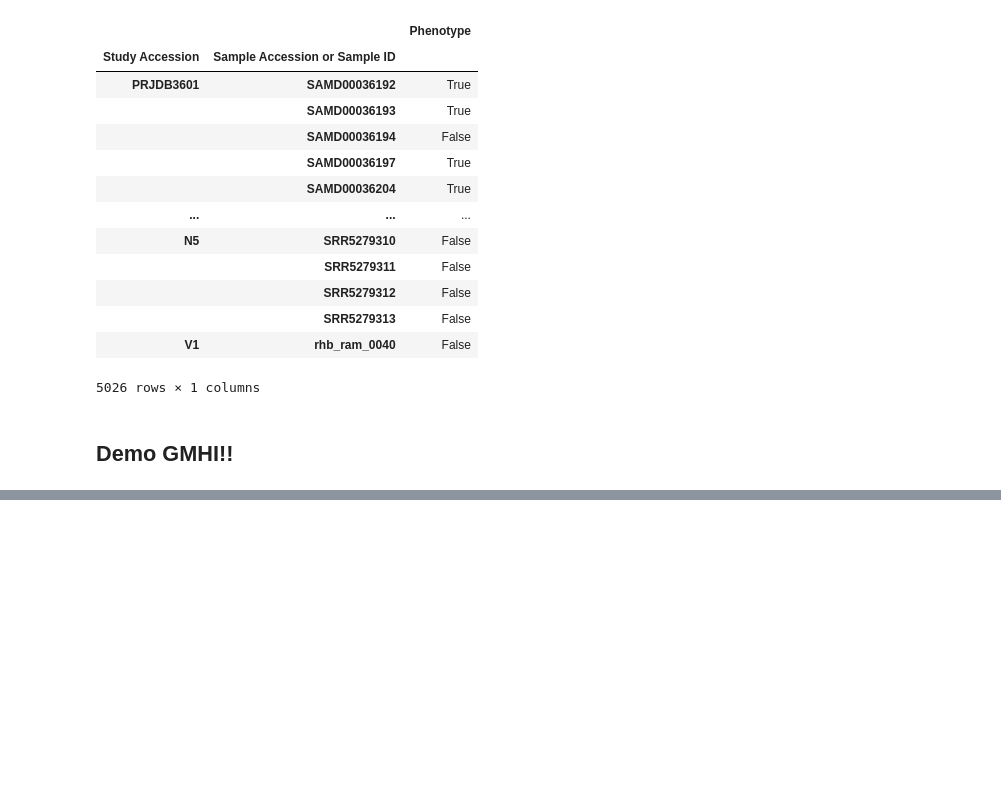
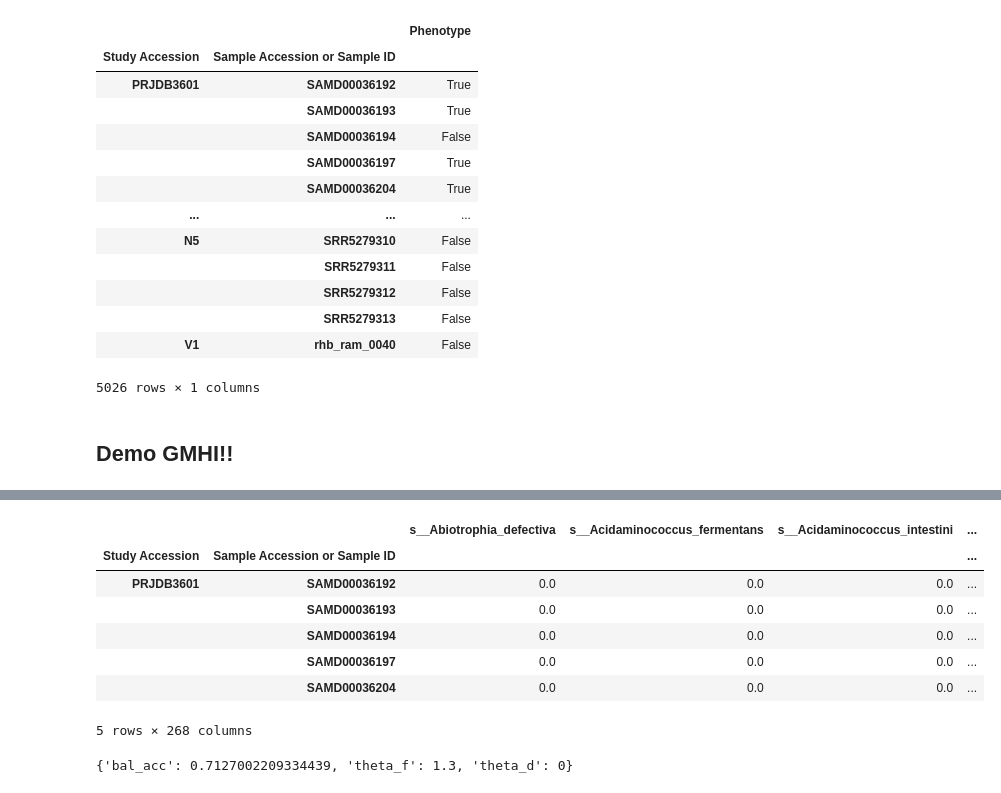
Before and after one commit to danielchang2002/GMHI2-Scratchpad, a Jupyter notebook: src/gmhi_demo.ipynb, the cells around one changed output, grey strips where cells are left out. Saved outputs shown, nothing was run; the diff lists cells and outputs as text; code cells hidden in the pictures; blank space fills up the shorter version.

```diff
--- a/src/gmhi_demo.ipynb
+++ b/src/gmhi_demo.ipynb
@@ -52,9 +52,22 @@ display(y)
 import GMHI
 from sklearn.metrics import balanced_accuracy_score
 from sklearn.metrics import accuracy_score
-# import importlib
-# importlib.reload(GMHI)
+import importlib
+importlib.reload(GMHI)
 
-gmhi = GMHI.GMHI(use_shannon=False)
-gmhi.fit(X, y)
-gmhi.score(X, y)
+
+theta_fs = [1, 1.1, 1.2, 1.3, 1.4, 1.5, 1.6, 1.7, 1.8, 1.9, 2.0]
+theta_ds = [0, 0.05, 0.1, 0.15, 0.2]
+
+d = []
+for theta_f in theta_fs:
+    for theta_d in theta_ds:
+        gmhi = GMHI.GMHI(use_shannon=True, theta_f=theta_f, theta_d=theta_d)
+        gmhi.fit(X, y)
+        y_hat = gmhi.predict(X)
+        bal_acc = (balanced_accuracy_score(y, y_hat))
+        d.append({
+            "bal_acc" : bal_acc,
+            "theta_f" : theta_f,
+            "theta_d" : theta_d
+        })
@@ -66,0 +126,7 @@ gmhi.get_thetas()
+# %%
+from sklearn.linear_model import LogisticRegression
+
+logreg = LogisticRegression(C=1, penalty='l1',
+fit_intercept=True, max_iter=700, random_state=42,
+                    solver='saga', n_jobs=-1, verbose=0)
+logreg.fit(X > 0.0001, y)
@@ -66,0 +136,3 @@ gmhi.get_thetas()
+# %%
+coefs = pd.DataFrame(logreg.coef_[0], columns=['coef'], index=X.columns)
+coefs
@@ -66,0 +153,3 @@ gmhi.get_thetas()
+# %%
+nonzero = list(coefs[coefs['coef'].abs() > 0].index)
+nonzero
@@ -66,0 +174,12 @@ gmhi.get_thetas()
+# %%
+X_reduce = X[nonzero]
+X_reduce.head()
+# %% [output]
+|  |  | s__Abiotrophia_defectiva | s__Acidaminococcus_fermentans | s__Acidaminococcus_intestini | ... |
+| Study Accession | Sample Accession or Sample ID |  |  |  | ... |
+| PRJDB3601 | SAMD00036192 | 0.0 | 0.0 | 0.0 | ... |
+|  | SAMD00036193 | 0.0 | 0.0 | 0.0 | ... |
+|  | SAMD00036194 | 0.0 | 0.0 | 0.0 | ... |
+|  | SAMD00036197 | 0.0 | 0.0 | 0.0 | ... |
+|  | SAMD00036204 | 0.0 | 0.0 | 0.0 | ... |
+5 rows × 268 columns
@@ -66,0 +199,5 @@ gmhi.get_thetas()
+# %%
+list.sort(d, key= lambda x : x['bal_acc'], reverse=True)
+d[0]
+# %% [output]
+{'bal_acc': 0.7127002209334439, 'theta_f': 1.3, 'theta_d': 0}
```
Also changed, not shown: parts of 13 cells of this notebook, 7 other files.
